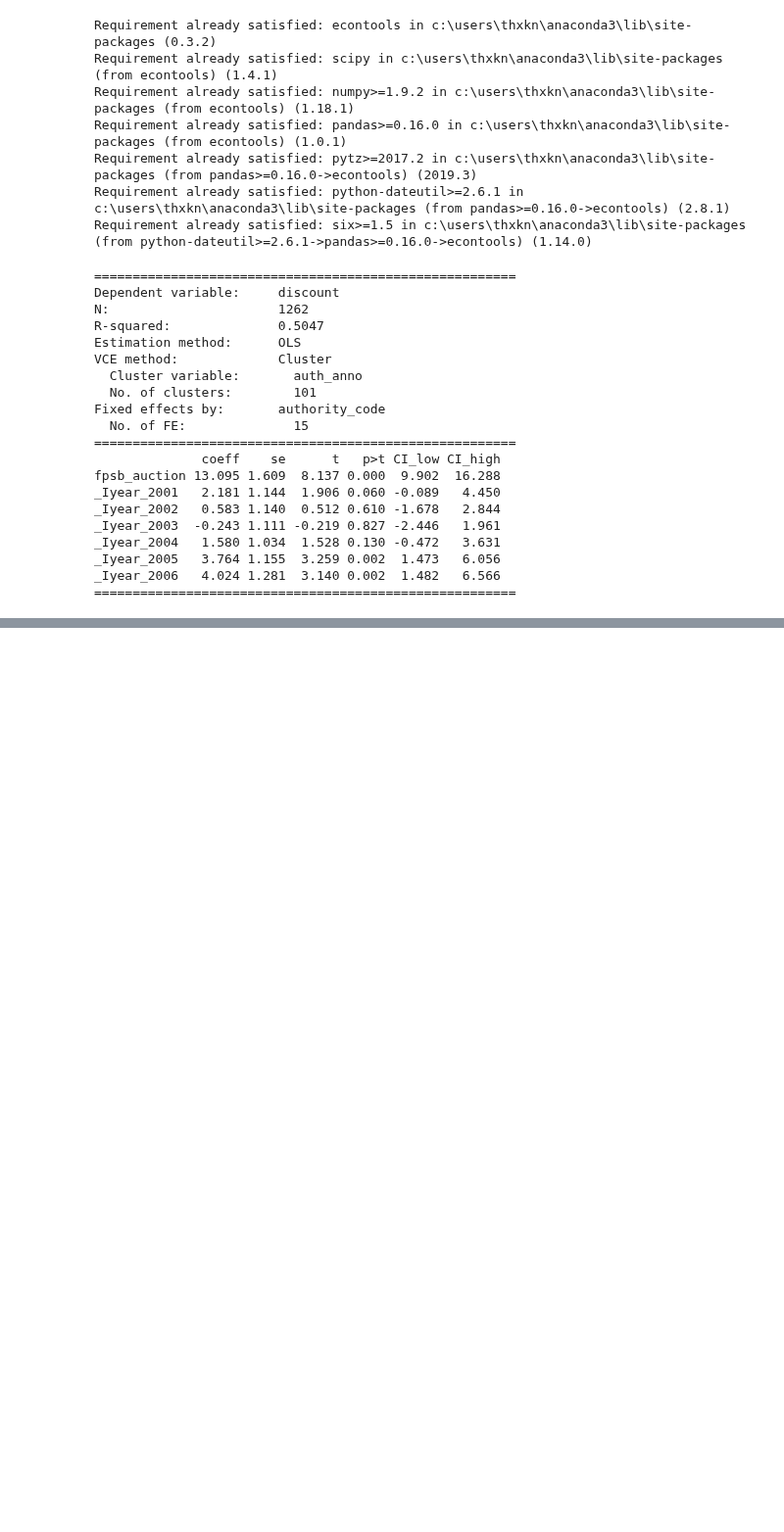
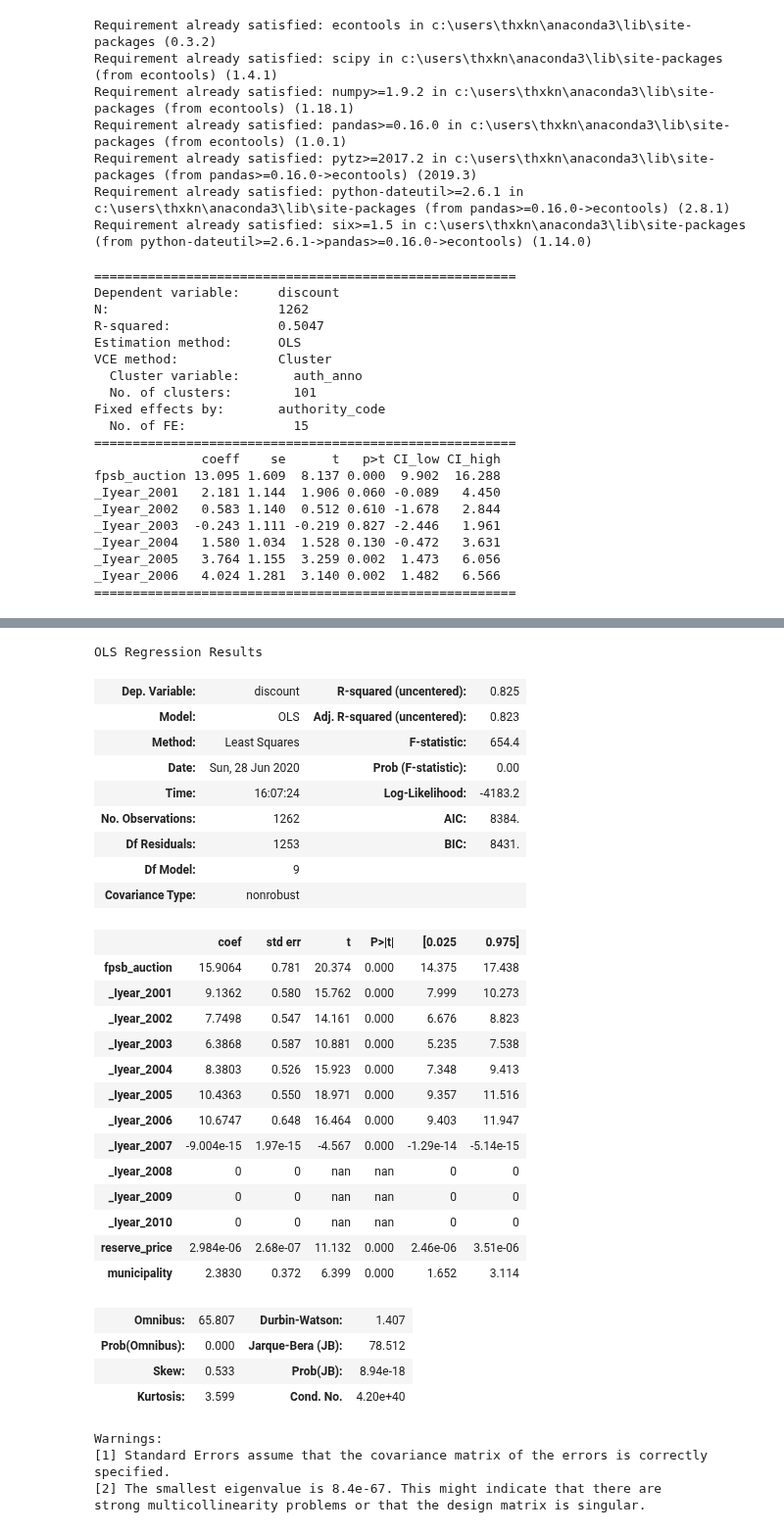
Before and after one commit to huiren-j/Replication-of-Decarolis-2014-, a Jupyter notebook: table23.ipynb, the cells around one changed output, grey strips where cells are left out. Shown at 98% size. Cells and saved outputs as stored; diff of their text form; code cells hidden in the pictures; blank space fills up the shorter version.

Commit message:
update Iwork_ var

```diff
--- a/table23.ipynb
+++ b/table23.ipynb
@@ -173,14 +166,3 @@ _Iyear_2004   1.580 1.034  1.528 0.130 -0.472   3.631
 _Iyear_2005   3.764 1.155  3.259 0.002  1.473   6.056
 _Iyear_2006   4.024 1.281  3.140 0.002  1.482   6.566
 =======================================================
-# %%
-'''#3 PanelOLS
-!pip install linearmodels
-from linearmodels import PanelOLS
-exog_vars = ['fpsb_auction','_Iyear_2001','_Iyear_2002','_Iyear_2003','_Iyear_2004','_Iyear_2005','_Iyear_2006','_Iyear_2007','_Iyear_2008','_Iyear_2009','_Iyear_2010']
-dis = df_reg_dis['discount']
-exog = sm.add_constant(df_reg_dis[exog_vars])
-mod = PanelOLS(dis, exog, entity_effects=True)
-fe_res = mod.fit()
-print(fe_res)'''
-#y variable syntax error
@@ -188,0 +197,19 @@ print(fe_res)'''
+# %%
+work_ca_order = og_list + os_list
+
+for i in range(len(work_ca_order)):
+    name = 'Iwork_ca_'+str(i+1)
+    df[name] = 0
+    for j in range(len(df)):
+        if df.loc[j,'work_category'][1] == 'G':
+            work_OG = int(df.loc[j, 'work_category'][2:])
+            for g in range(len(og_list)):
+                if og_list[g] == work_OG:
+                    idx_g = str(g+1)
+                    df.loc[j, 'Iwork_ca_' + idx_g] = 1
+        else:
+            work_OS = int(df.loc[j, 'work_category'][2:])
+            for s in range(len(os_list)):
+                if os_list[s] == work_OS:
+                    idx_s = str(s + 17)
+                    df.loc[j, 'Iwork_ca_'+ idx_s] = 1
@@ -188,0 +226,48 @@ print(fe_res)'''
+# %%
+#PanelA_2
+
+
+'''for j in range(1,43):
+    df['_Iwork_ca_'+str(j)] = 0
+    for i in range(len(df)):
+        if df.loc[i,'work_category'] == j:
+            df.loc[i, '_Iyear_'+str(j)] = 1'''
+
+x = df_reg_exp[['fpsb_auction','_Iyear_2001','_Iyear_2002','_Iyear_2003','_Iyear_2004','_Iyear_2005','_Iyear_2006','_Iyear_2007','_Iyear_2008','_Iyear_2009','_Iyear_2010','reserve_price', 'municipality']]
+y = df_reg_exp['discount']
+model = sm.OLS(y,x).fit()
+predictions = model.predict(x)
+model.summary()
+# %% [output]
+OLS Regression Results
+| Dep. Variable: | discount | R-squared (uncentered): | 0.825 |
+| Model: | OLS | Adj. R-squared (uncentered): | 0.823 |
+| Method: | Least Squares | F-statistic: | 654.4 |
+| Date: | Sun, 28 Jun 2020 | Prob (F-statistic): | 0.00 |
+| Time: | 16:07:24 | Log-Likelihood: | -4183.2 |
+| No. Observations: | 1262 | AIC: | 8384. |
+| Df Residuals: | 1253 | BIC: | 8431. |
+| Df Model: | 9 |  |  |
+| Covariance Type: | nonrobust |  |  |
+|  | coef | std err | t | P>|t| | [0.025 | 0.975] |
+| fpsb_auction | 15.9064 | 0.781 | 20.374 | 0.000 | 14.375 | 17.438 |
+| _Iyear_2001 | 9.1362 | 0.580 | 15.762 | 0.000 | 7.999 | 10.273 |
+| _Iyear_2002 | 7.7498 | 0.547 | 14.161 | 0.000 | 6.676 | 8.823 |
+| _Iyear_2003 | 6.3868 | 0.587 | 10.881 | 0.000 | 5.235 | 7.538 |
+| _Iyear_2004 | 8.3803 | 0.526 | 15.923 | 0.000 | 7.348 | 9.413 |
+| _Iyear_2005 | 10.4363 | 0.550 | 18.971 | 0.000 | 9.357 | 11.516 |
+| _Iyear_2006 | 10.6747 | 0.648 | 16.464 | 0.000 | 9.403 | 11.947 |
+| _Iyear_2007 | -9.004e-15 | 1.97e-15 | -4.567 | 0.000 | -1.29e-14 | -5.14e-15 |
+| _Iyear_2008 | 0 | 0 | nan | nan | 0 | 0 |
+| _Iyear_2009 | 0 | 0 | nan | nan | 0 | 0 |
+| _Iyear_2010 | 0 | 0 | nan | nan | 0 | 0 |
+| reserve_price | 2.984e-06 | 2.68e-07 | 11.132 | 0.000 | 2.46e-06 | 3.51e-06 |
+| municipality | 2.3830 | 0.372 | 6.399 | 0.000 | 1.652 | 3.114 |
+| Omnibus: | 65.807 | Durbin-Watson: | 1.407 |
+| Prob(Omnibus): | 0.000 | Jarque-Bera (JB): | 78.512 |
+| Skew: | 0.533 | Prob(JB): | 8.94e-18 |
+| Kurtosis: | 3.599 | Cond. No. | 4.20e+40 |
+Warnings:
+[1] Standard Errors assume that the covariance matrix of the errors is correctly specified.
+[2] The smallest eigenvalue is 8.4e-67. This might indicate that there are
+strong multicollinearity problems or that the design matrix is singular.
```
Also changed, not shown: parts of 9 cells of this notebook.
